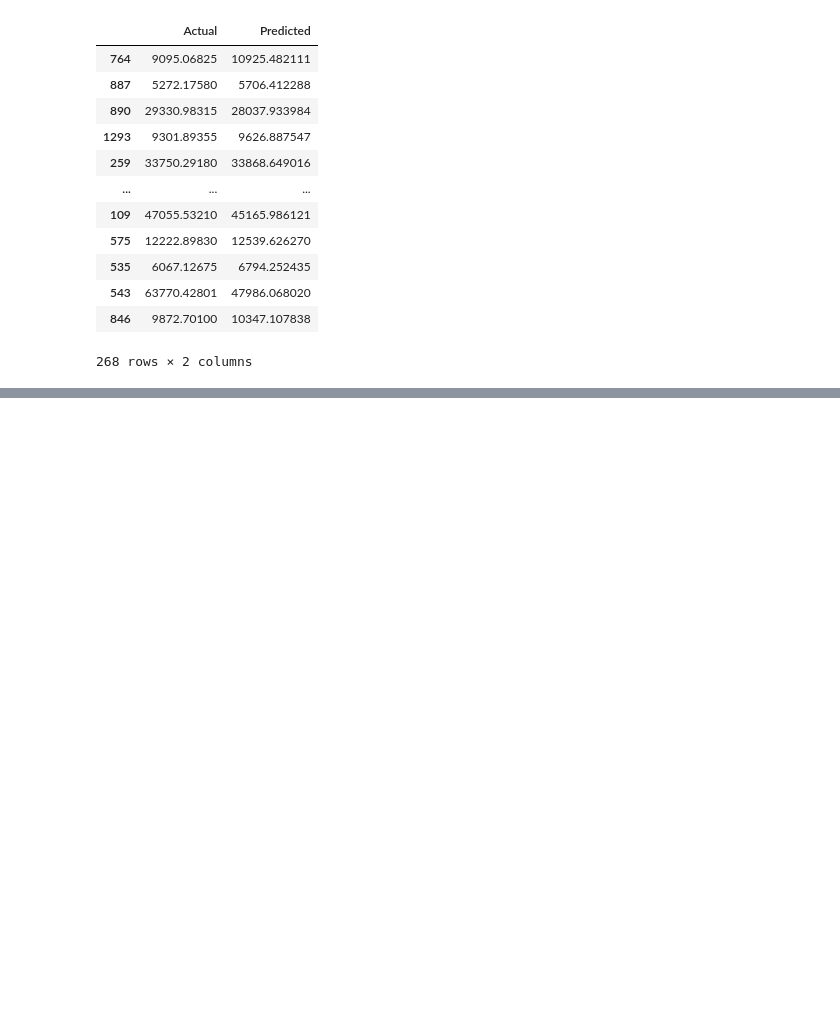
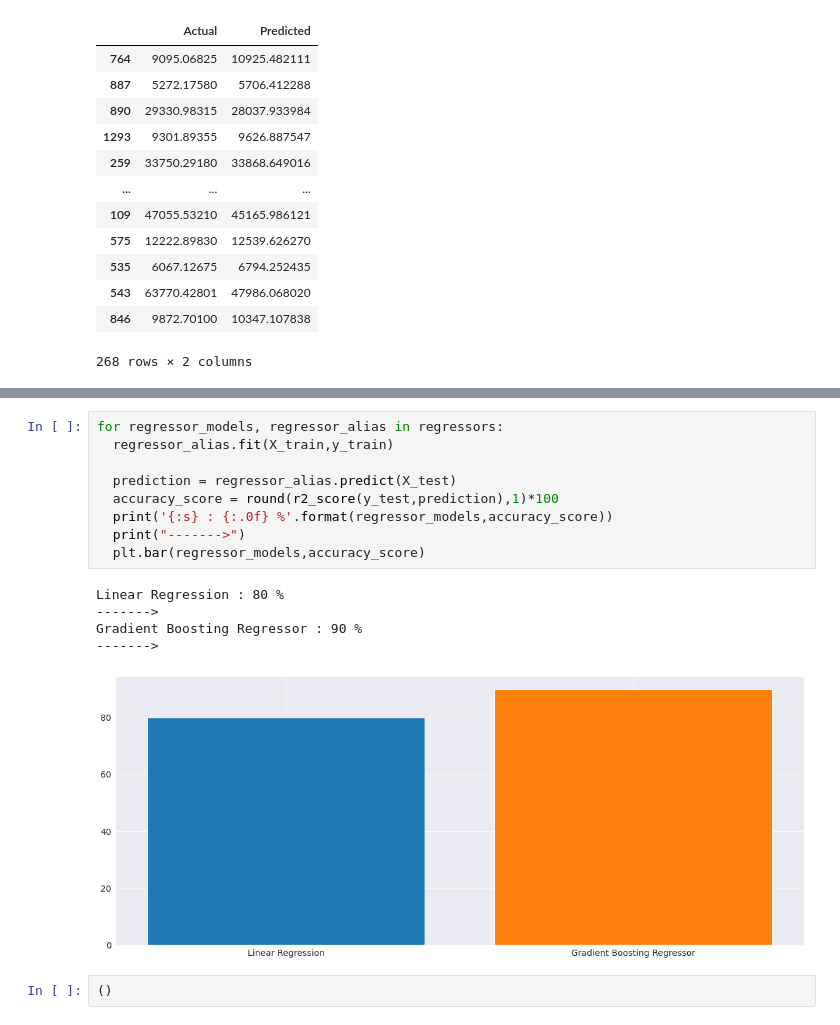
Before and after one commit to heyrobin/Medical-Expenses--ML, a Jupyter notebook: Medical_Charges_Prediction.ipynb, the cells around one changed output, grey strips where cells are left out. Saved outputs shown, nothing was run; the diff lists cells and outputs as text; blank space fills up the shorter version.

```diff
--- a/Medical_Charges_Prediction.ipynb
+++ b/Medical_Charges_Prediction.ipynb
@@ -452,0 +461,17 @@ results
+# %%
+for regressor_models, regressor_alias in regressors:
+  regressor_alias.fit(X_train,y_train)
+
+  prediction = regressor_alias.predict(X_test)
+  accuracy_score = round(r2_score(y_test,prediction),1)*100
+  print('{:s} : {:.0f} %'.format(regressor_models,accuracy_score))
+  print("------->")
+  plt.bar(regressor_models,accuracy_score)
+# %% [output]
+Linear Regression : 80 %
+------->
+Gradient Boosting Regressor : 90 %
+------->
+[figure, added]
+# %%
+()
```
Also changed, not shown: parts of 4 cells of this notebook.
